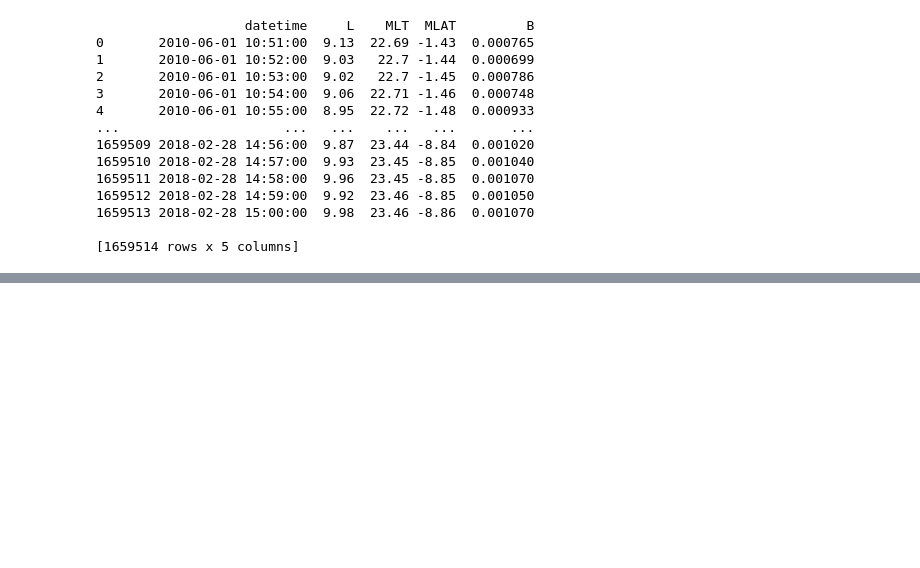
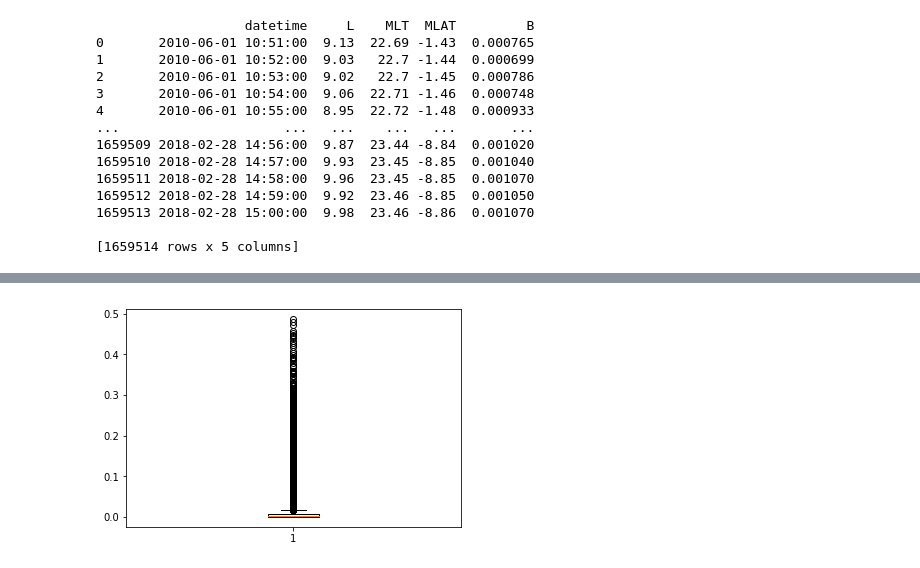
Before and after one commit to abhimanyu-jain/Magnetic-Field-Strength-Prediction, a Jupyter notebook: notebooks/Analysis.ipynb, the cells around one changed output, grey strips where cells are left out. Drawn from its saved outputs; the diff is of its cells as text; code cells hidden in the pictures; blank space fills up the shorter version.

Commit message:
Done some visualization

```diff
--- a/notebooks/Analysis.ipynb
+++ b/notebooks/Analysis.ipynb
@@ -164,3 +163,7 @@ print(df)
 1659513 2018-02-28 15:00:00  9.98  23.46 -8.86  0.001070
 
 [1659514 rows x 5 columns]
+# %%
+#Dropping NaN values
+df = df.dropna()
+print(df)
@@ -166,0 +185,5 @@ print(df)
+# %%
+import matplotlib.pyplot as plt
+B_box_plot = plt.boxplot(df['B'])
+# %% [output]
+[figure, added]
```
Also changed, not shown: parts of 4 cells of this notebook, 1 other file.
